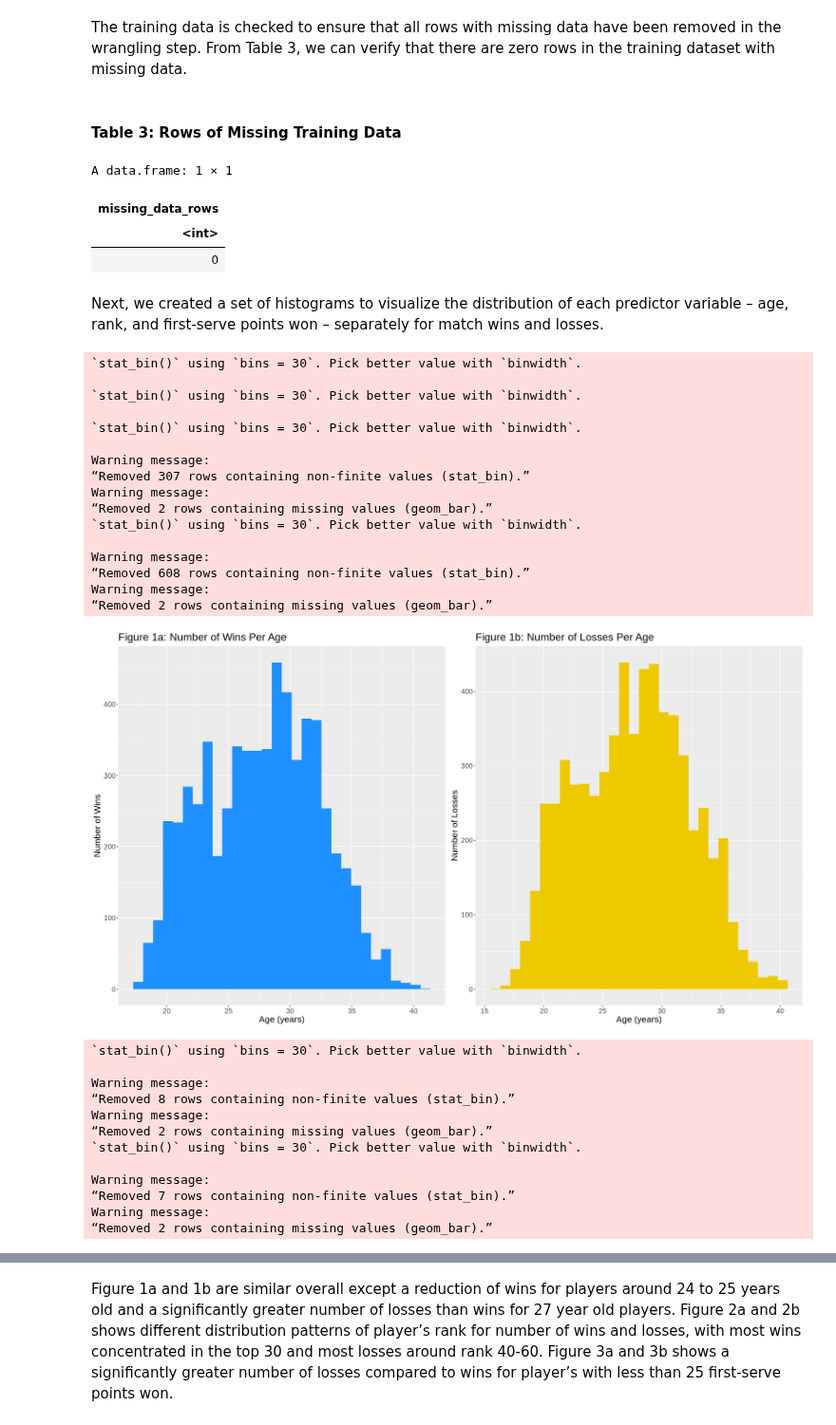
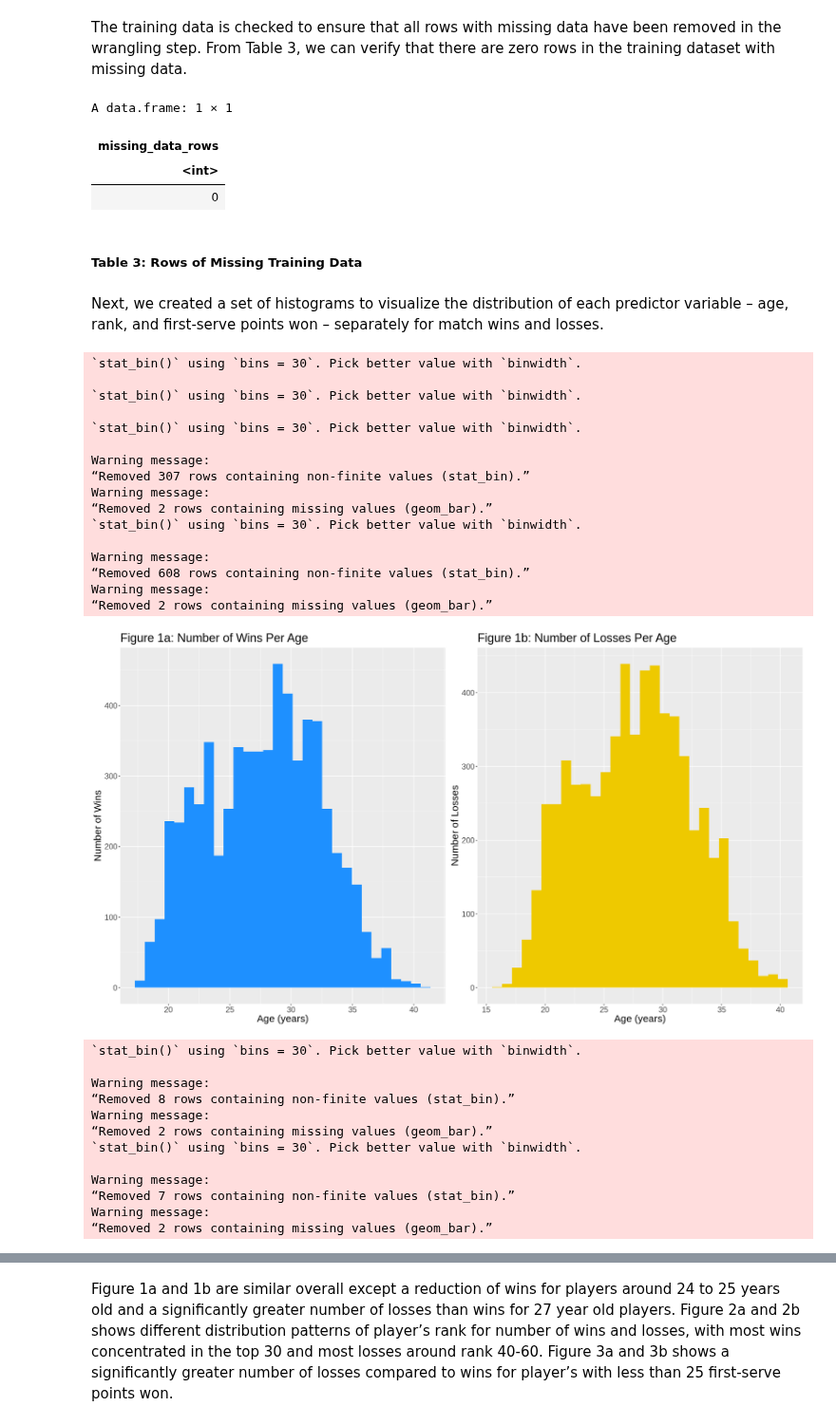
Before and after one commit to EllaShi7/DSCI-100-2022w2-Group-42-Project, a Jupyter notebook: Group_Project_Report.ipynb, the cells around one changed output, grey strips where cells are left out. Shown at 95% size. Drawn from its saved outputs; the diff is of its cells as text; code cells hidden in the pictures.

Commit message:
Table number and label updates

```diff
--- a/Group_Project_Report.ipynb
+++ b/Group_Project_Report.ipynb
@@ -190,8 +190,6 @@ A tibble: 2 × 3
 # %% [markdown]
 
 The training data is checked to ensure that all rows with missing data have been removed in the wrangling step. From Table 3, we can verify that there are zero rows in the training dataset with missing data.
-# %% [markdown]
-#### Table 3: Rows of Missing Training Data
 # %%
 atp_train_missing_rows <- data.frame(missing_data_rows = sum(is.na(atp_train)))
 
@@ -201,6 +199,8 @@ A data.frame: 1 × 1
 | missing_data_rows |
 | <int> |
 | 0 |
+# %% [markdown]
+##### Table 3: Rows of Missing Training Data
 # %% [markdown]
 Next, we created a set of histograms to visualize the distribution of each predictor variable – age, rank, and first-serve points won – separately for match wins and losses.
 # %%
@@ -216,7 +216,7 @@ wins_per_age <- ggplot(atp_train_wins, aes(x = age)) +
                    geom_histogram(fill = "dodgerblue") +
                    labs(x = "Age (years)", y = "Number of Wins") +
                    ggtitle("Figure 1a: Number of Wins Per Age") +
-                   theme(text = element_text(size = 16))
+                   theme(text = element_text(size = 18))
 
 
 atp_train_losses <- filter(atp_train, result == "lose")
@@ -225,7 +225,7 @@ losses_per_age <-  ggplot(atp_train_losses, aes(x = age)) +
                    geom_histogram(fill = "gold2") +
                    labs(x = "Age (years)", y = "Number of Losses") +
                    ggtitle("Figure 1b: Number of Losses Per Age") +
-                   theme(text = element_text(size = 16))
+                   theme(text = element_text(size = 18))
 
 
 plot_grid(wins_per_age, losses_per_age, ncol = 2)
@@ -238,14 +238,14 @@ wins_per_rank <- ggplot(atp_train_wins, aes(x = rank)) +
                    labs(x = "Rank", y = "Number of Wins") +
                    xlim(0,200) +
                    ggtitle("Figure 2a: Number of Wins Per Rank") +
-                   theme(text = element_text(size = 16))
+                   theme(text = element_text(size = 18))
 
 losses_per_rank <-  ggplot(atp_train_losses, aes(x = rank)) +
                    geom_histogram(fill = "gold2") +
                    labs(x = "Rank", y = "Number of Losses") +
                    xlim(0,200) +
                    ggtitle("Figure 2b: Number of Losses Per Rank") +
-                   theme(text = element_text(size = 16))
+                   theme(text = element_text(size = 18))
 
 
 plot_grid(wins_per_rank, losses_per_rank, ncol = 2)
@@ -257,36 +257,36 @@ wins_per_1stwon <- ggplot(atp_train_wins, aes(x = first_svpt_won)) +
                    geom_histogram(fill = "dodgerblue") +
                    labs(x = "First-serve Points Won", y = "Number of Wins") +
                    xlim(0,100) +
                    ggtitle("Figure 3a: Number of Wins Per First-serve Points Won") +
-                   theme(text = element_text(size = 16))
+                   theme(text = element_text(size = 18))
 
 losses_per_1stwon <- ggplot(atp_train_losses, aes(x = first_svpt_won)) +
                    geom_histogram(fill = "gold2") +
                    labs(x = "First-serve Points Won", y = "Number of Losses") +
                    xlim(0,100) +
                    ggtitle("Figure 3b: Number of Losses Per First-serve Points Won") +
-                   theme(text = element_text(size = 16))
+                   theme(text = element_text(size = 18))
 
 
 plot_grid(wins_per_1stwon, losses_per_1stwon, ncol = 2)
 # %% [output]
 `stat_bin()` using `bins = 30`. Pick better value with `binwidth`.
 
 `stat_bin()` using `bins = 30`. Pick better value with `binwidth`.
 
 `stat_bin()` using `bins = 30`. Pick better value with `binwidth`.
 
 Warning message:
 “Removed 307 rows containing non-finite values (stat_bin).”
 Warning message:
 “Removed 2 rows containing missing values (geom_bar).”
 `stat_bin()` using `bins = 30`. Pick better value with `binwidth`.
 
 Warning message:
 “Removed 608 rows containing non-finite values (stat_bin).”
 Warning message:
 “Removed 2 rows containing missing values (geom_bar).”
-[figure, old version]
+[figure, new version]
 `stat_bin()` using `bins = 30`. Pick better value with `binwidth`.
 
 Warning message:
```
Also changed, not shown: parts of 7 cells of this notebook.
